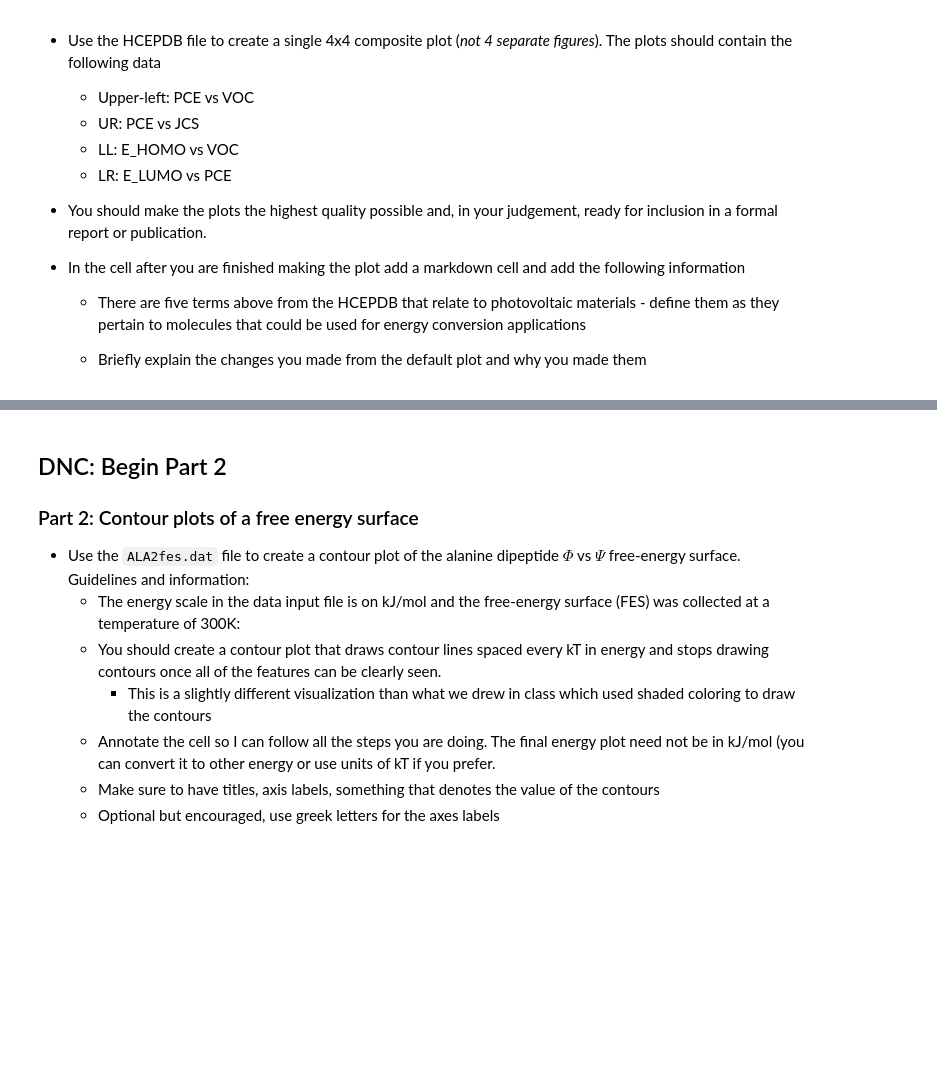
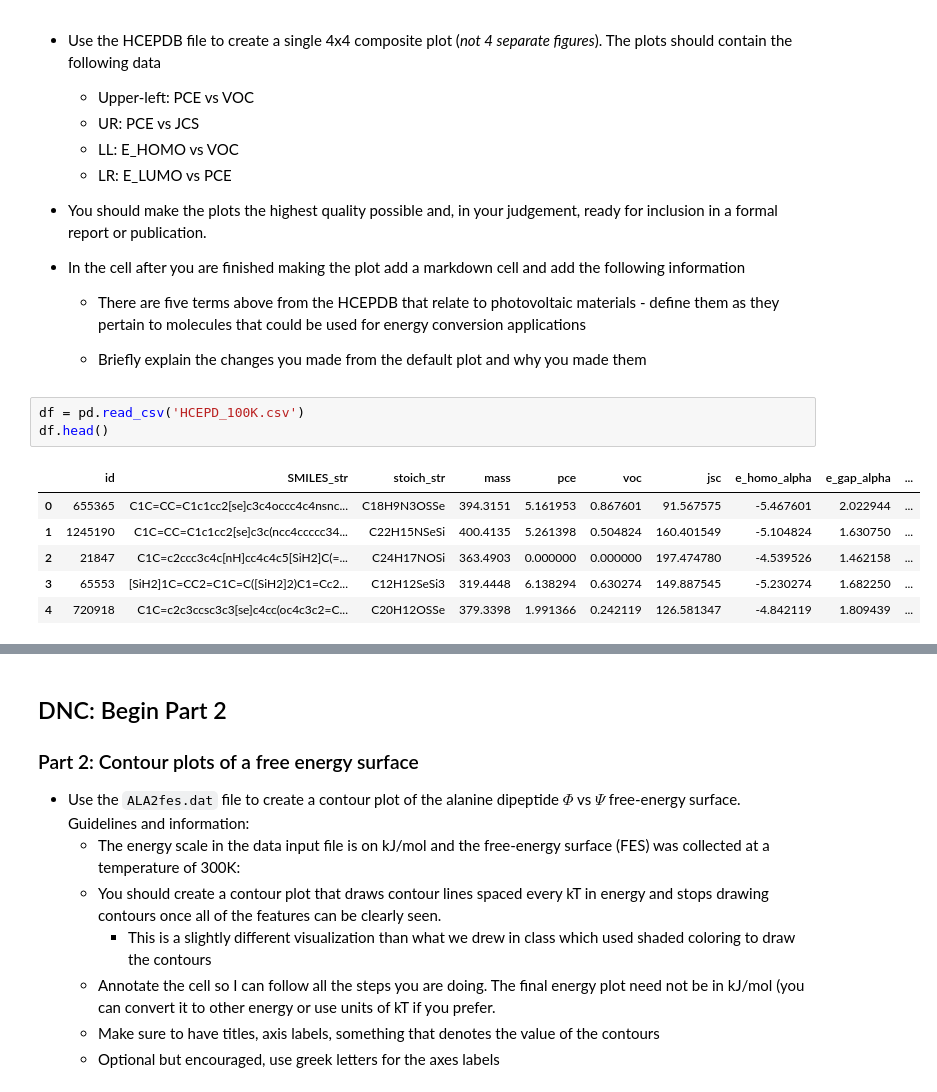
Before and after one commit to jrodguez/data_visualization, a Jupyter notebook: HW2.ipynb, the cells around one changed output, grey strips where cells are left out. Cells and saved outputs as stored; diff of their text form; blank space fills up the shorter version.

```diff
--- a/HW2.ipynb
+++ b/HW2.ipynb
@@ -21,3 +27,13 @@
     * There are five terms above from the HCEPDB that relate to photovoltaic materials - define them as they pertain to molecules that could be used for energy conversion applications
 
     * Briefly explain the changes you made from the default plot and why you made them
+# %%
+df = pd.read_csv('HCEPD_100K.csv')
+df.head()
+# %% [output]
+|  | id | SMILES_str | stoich_str | mass | pce | voc | jsc | e_homo_alpha | e_gap_alpha | ... |
+| 0 | 655365 | C1C=CC=C1c1cc2[se]c3c4occc4c4nsnc... | C18H9N3OSSe | 394.3151 | 5.161953 | 0.867601 | 91.567575 | -5.467601 | 2.022944 | ... |
+| 1 | 1245190 | C1C=CC=C1c1cc2[se]c3c(ncc4ccccc34... | C22H15NSeSi | 400.4135 | 5.261398 | 0.504824 | 160.401549 | -5.104824 | 1.630750 | ... |
+| 2 | 21847 | C1C=c2ccc3c4c[nH]cc4c4c5[SiH2]C(=... | C24H17NOSi | 363.4903 | 0.000000 | 0.000000 | 197.474780 | -4.539526 | 1.462158 | ... |
+| 3 | 65553 | [SiH2]1C=CC2=C1C=C([SiH2]2)C1=Cc2... | C12H12SeSi3 | 319.4448 | 6.138294 | 0.630274 | 149.887545 | -5.230274 | 1.682250 | ... |
+| 4 | 720918 | C1C=c2c3ccsc3c3[se]c4cc(oc4c3c2=C... | C20H12OSSe | 379.3398 | 1.991366 | 0.242119 | 126.581347 | -4.842119 | 1.809439 | ... |
```
Also changed, not shown: parts of 3 cells of this notebook.
